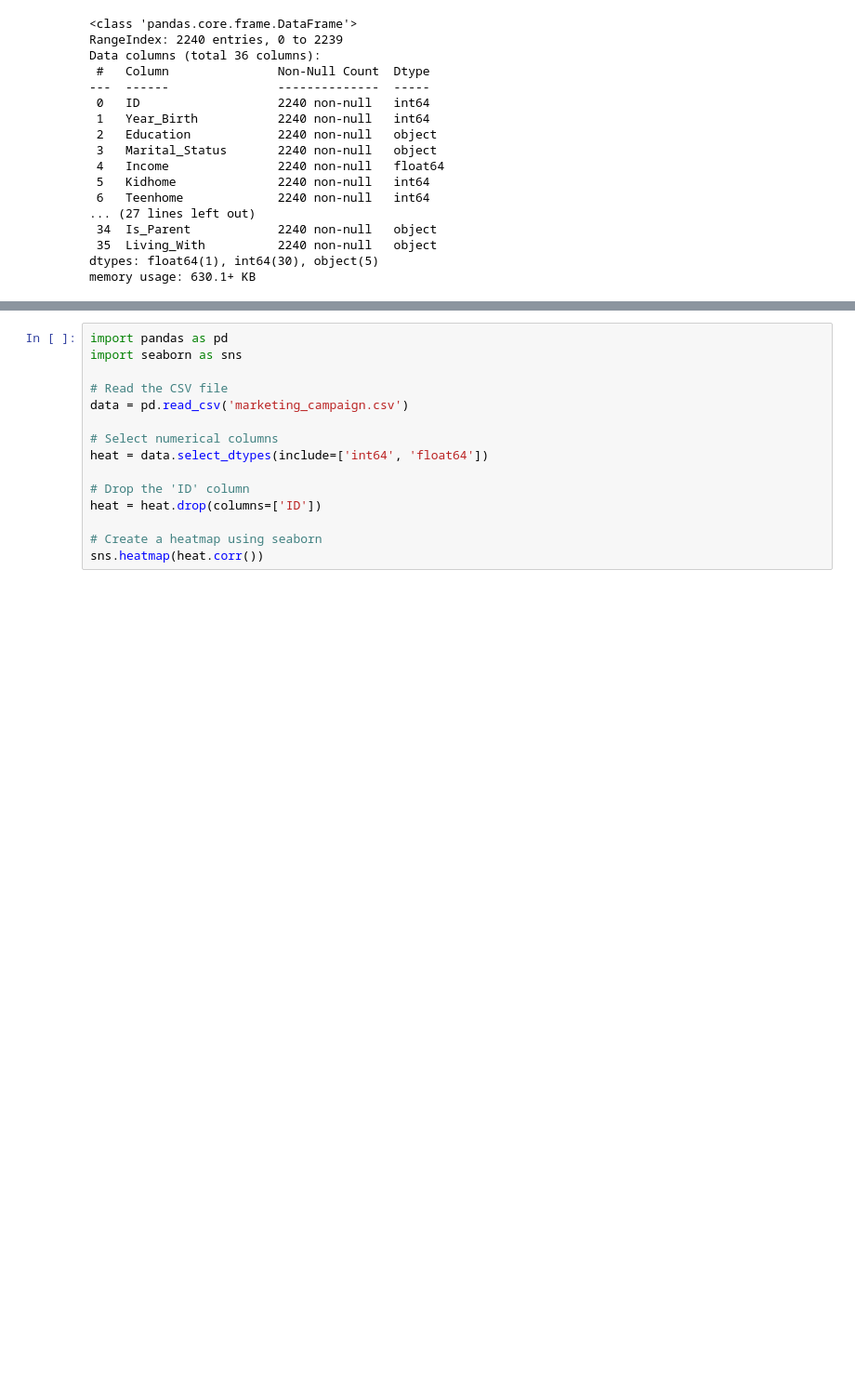
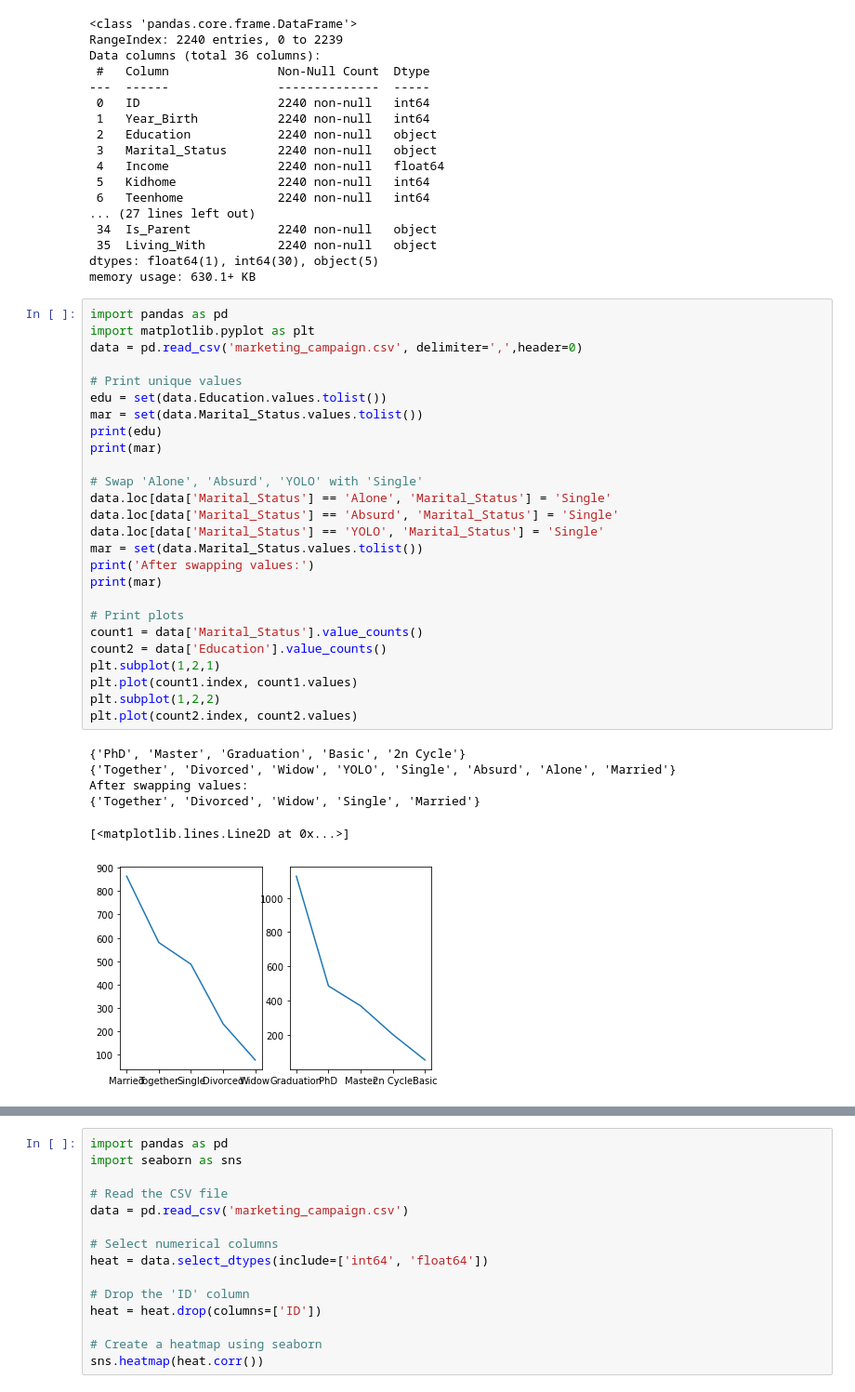
Before and after one commit to MaybeNick13/TED1, a Jupyter notebook: Untitled.ipynb, the cells around one changed output, grey strips where cells are left out. Shown: that part at 93% size. Cells and saved outputs as stored; diff of their text form; blank space fills up the shorter version.

```diff
--- a/Untitled.ipynb
+++ b/Untitled.ipynb
@@ -41,6 +41,39 @@ Data columns (total 36 columns):
  35  Living_With          2240 non-null   object
 dtypes: float64(1), int64(30), object(5)
 memory usage: 630.1+ KB
+# %%
+import pandas as pd
+import matplotlib.pyplot as plt
+data = pd.read_csv('marketing_campaign.csv', delimiter=',',header=0)
+
+# Print unique values
+edu = set(data.Education.values.tolist())
+mar = set(data.Marital_Status.values.tolist())
+print(edu)
+print(mar)
+
+# Swap 'Alone', 'Absurd', 'YOLO' with 'Single'
+data.loc[data['Marital_Status'] == 'Alone', 'Marital_Status'] = 'Single'
+data.loc[data['Marital_Status'] == 'Absurd', 'Marital_Status'] = 'Single'
+data.loc[data['Marital_Status'] == 'YOLO', 'Marital_Status'] = 'Single'
+mar = set(data.Marital_Status.values.tolist())
+print('After swapping values:')
+print(mar)
+
+# Print plots
+count1 = data['Marital_Status'].value_counts()
+count2 = data['Education'].value_counts()
+plt.subplot(1,2,1)
+plt.plot(count1.index, count1.values)
+plt.subplot(1,2,2)
+plt.plot(count2.index, count2.values)
+# %% [output]
+{'PhD', 'Master', 'Graduation', 'Basic', '2n Cycle'}
+{'Together', 'Divorced', 'Widow', 'YOLO', 'Single', 'Absurd', 'Alone', 'Married'}
+After swapping values:
+{'Together', 'Divorced', 'Widow', 'Single', 'Married'}
+[<matplotlib.lines.Line2D at 0x...>]
+[figure, added]
 # %%
 import pandas as pd
 data = pd.read_csv('marketing_campaign.csv', delimiter=',',header=0)
```
Also changed, not shown: parts of 3 cells of this notebook.
